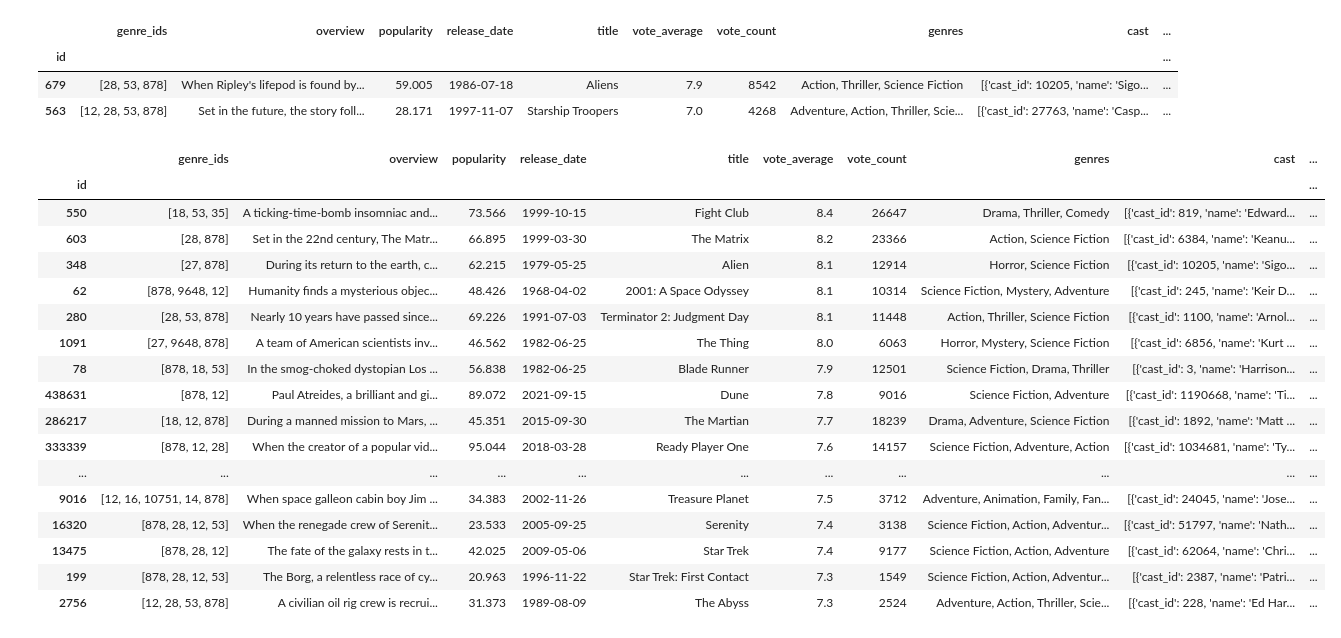
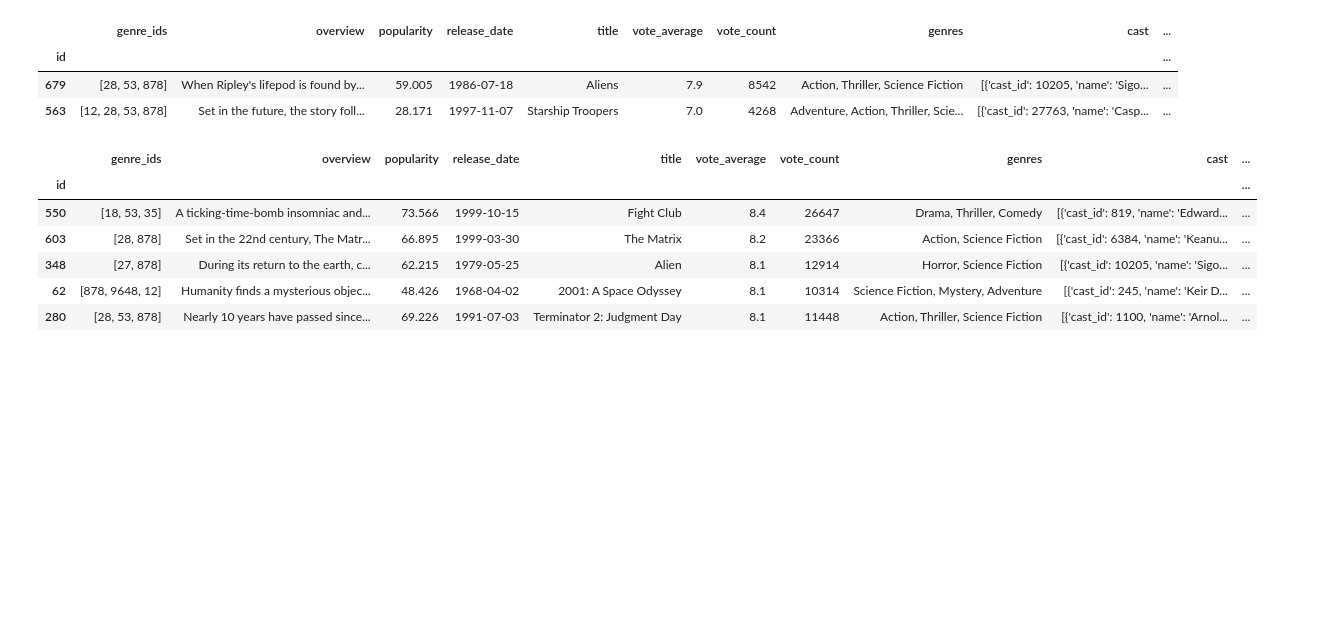
Before and after one commit to fadeeva/normal_projects, a Jupyter notebook: Popular_10000_movies_listed_on_TMDb/prsnt.ipynb, the cells around one changed output. Drawn from its saved outputs; the diff is of its cells as text; code cells hidden in the pictures; blank space fills up the shorter version.

```diff
--- a/Popular_10000_movies_listed_on_TMDb/prsnt.ipynb
+++ b/Popular_10000_movies_listed_on_TMDb/prsnt.ipynb
@@ -742,10 +742,10 @@ class IWantToWatchSomethingLike:
 
         self.similar_movies = self.get_similar_movies()
 
-        vectors = Vectors_CS(self.like_df, self.similar_movies)
-        self.idxs_cs = vectors.gather_idxs(self.cs_THRESHOLD)
+        self.vectors = Vectors_CS(self.like_df, self.similar_movies)
 
     def show_recommendation(self, amount=10, sorted_by='vote_average')->pd.DataFrame:
+        self.idxs_cs = self.vectors.gather_idxs(self.cs_THRESHOLD)
         recommendation = self.similar_movies.loc[self.idxs_cs]
 
         if sorted_by in recommendation.columns and amount < recommendation.shape[0]:
@@ -769,8 +769,12 @@ class IWantToWatchSomethingLike:
     def show_what_i_like(self)->pd.DataFrame:
         return self.like_df
 
-    def show_more_similar(self)->pd.DataFrame:
-        pass
+    def show_more_similar(self, amount=10, sorted_by='vote_average')->pd.DataFrame:
+        if self.cs_THRESHOLD <= 1.0:
+            self.cs_THRESHOLD += 0.01
+            return self.show_recommendation(amount, sorted_by)
+        else:
+            print('THRESHOLD equal 1')
 # %%
 what_to_watch = IWantToWatchSomethingLike(['Aliens', 'Starship Troopers'])
 what_to_watch.show_what_i_like()
@@ -780,23 +784,12 @@ what_to_watch.show_what_i_like()
 | 679 | [28, 53, 878] | When Ripley's lifepod is found by... | 59.005 | 1986-07-18 | Aliens | 7.9 | 8542 | Action, Thriller, Science Fiction | [{'cast_id': 10205, 'name': 'Sigo... | ... |
 | 563 | [12, 28, 53, 878] | Set in the future, the story foll... | 28.171 | 1997-11-07 | Starship Troopers | 7.0 | 4268 | Adventure, Action, Thriller, Scie... | [{'cast_id': 27763, 'name': 'Casp... | ... |
 # %%
-what_to_watch.show_recommendation(sorted_by='vote_average', amount=20)
+what_to_watch.show_recommendation(sorted_by='vote_average', amount=5)
 # %% [output]
 |  | genre_ids | overview | popularity | release_date | title | vote_average | vote_count | genres | cast | ... |
 | id |  |  |  |  |  |  |  |  |  | ... |
 | 550 | [18, 53, 35] | A ticking-time-bomb insomniac and... | 73.566 | 1999-10-15 | Fight Club | 8.4 | 26647 | Drama, Thriller, Comedy | [{'cast_id': 819, 'name': 'Edward... | ... |
 | 603 | [28, 878] | Set in the 22nd century, The Matr... | 66.895 | 1999-03-30 | The Matrix | 8.2 | 23366 | Action, Science Fiction | [{'cast_id': 6384, 'name': 'Keanu... | ... |
 | 348 | [27, 878] | During its return to the earth, c... | 62.215 | 1979-05-25 | Alien | 8.1 | 12914 | Horror, Science Fiction | [{'cast_id': 10205, 'name': 'Sigo... | ... |
 | 62 | [878, 9648, 12] | Humanity finds a mysterious objec... | 48.426 | 1968-04-02 | 2001: A Space Odyssey | 8.1 | 10314 | Science Fiction, Mystery, Adventure | [{'cast_id': 245, 'name': 'Keir D... | ... |
 | 280 | [28, 53, 878] | Nearly 10 years have passed since... | 69.226 | 1991-07-03 | Terminator 2: Judgment Day | 8.1 | 11448 | Action, Thriller, Science Fiction | [{'cast_id': 1100, 'name': 'Arnol... | ... |
-| 1091 | [27, 9648, 878] | A team of American scientists inv... | 46.562 | 1982-06-25 | The Thing | 8.0 | 6063 | Horror, Mystery, Science Fiction | [{'cast_id': 6856, 'name': 'Kurt ... | ... |
-| 78 | [878, 18, 53] | In the smog-choked dystopian Los ... | 56.838 | 1982-06-25 | Blade Runner | 7.9 | 12501 | Science Fiction, Drama, Thriller | [{'cast_id': 3, 'name': 'Harrison... | ... |
-| 438631 | [878, 12] | Paul Atreides, a brilliant and gi... | 89.072 | 2021-09-15 | Dune | 7.8 | 9016 | Science Fiction, Adventure | [{'cast_id': 1190668, 'name': 'Ti... | ... |
-| 286217 | [18, 12, 878] | During a manned mission to Mars, ... | 45.351 | 2015-09-30 | The Martian | 7.7 | 18239 | Drama, Adventure, Science Fiction | [{'cast_id': 1892, 'name': 'Matt ... | ... |
-| 333339 | [878, 12, 28] | When the creator of a popular vid... | 95.044 | 2018-03-28 | Ready Player One | 7.6 | 14157 | Science Fiction, Adventure, Action | [{'cast_id': 1034681, 'name': 'Ty... | ... |
-| ... | ... | ... | ... | ... | ... | ... | ... | ... | ... | ... |
-| 9016 | [12, 16, 10751, 14, 878] | When space galleon cabin boy Jim ... | 34.383 | 2002-11-26 | Treasure Planet | 7.5 | 3712 | Adventure, Animation, Family, Fan... | [{'cast_id': 24045, 'name': 'Jose... | ... |
-| 16320 | [878, 28, 12, 53] | When the renegade crew of Serenit... | 23.533 | 2005-09-25 | Serenity | 7.4 | 3138 | Science Fiction, Action, Adventur... | [{'cast_id': 51797, 'name': 'Nath... | ... |
-| 13475 | [878, 28, 12] | The fate of the galaxy rests in t... | 42.025 | 2009-05-06 | Star Trek | 7.4 | 9177 | Science Fiction, Action, Adventure | [{'cast_id': 62064, 'name': 'Chri... | ... |
-| 199 | [878, 28, 12, 53] | The Borg, a relentless race of cy... | 20.963 | 1996-11-22 | Star Trek: First Contact | 7.3 | 1549 | Science Fiction, Action, Adventur... | [{'cast_id': 2387, 'name': 'Patri... | ... |
-| 2756 | [12, 28, 53, 878] | A civilian oil rig crew is recrui... | 31.373 | 1989-08-09 | The Abyss | 7.3 | 2524 | Adventure, Action, Thriller, Scie... | [{'cast_id': 228, 'name': 'Ed Har... | ... |
```
Also changed, not shown: parts of 3 cells of this notebook.
